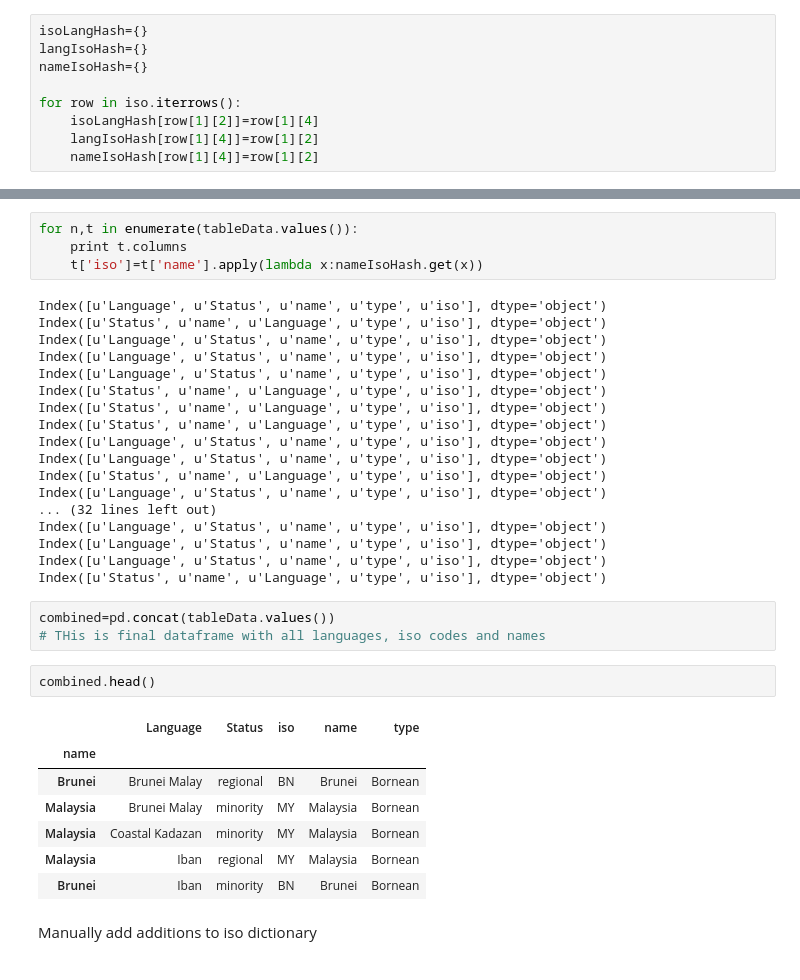
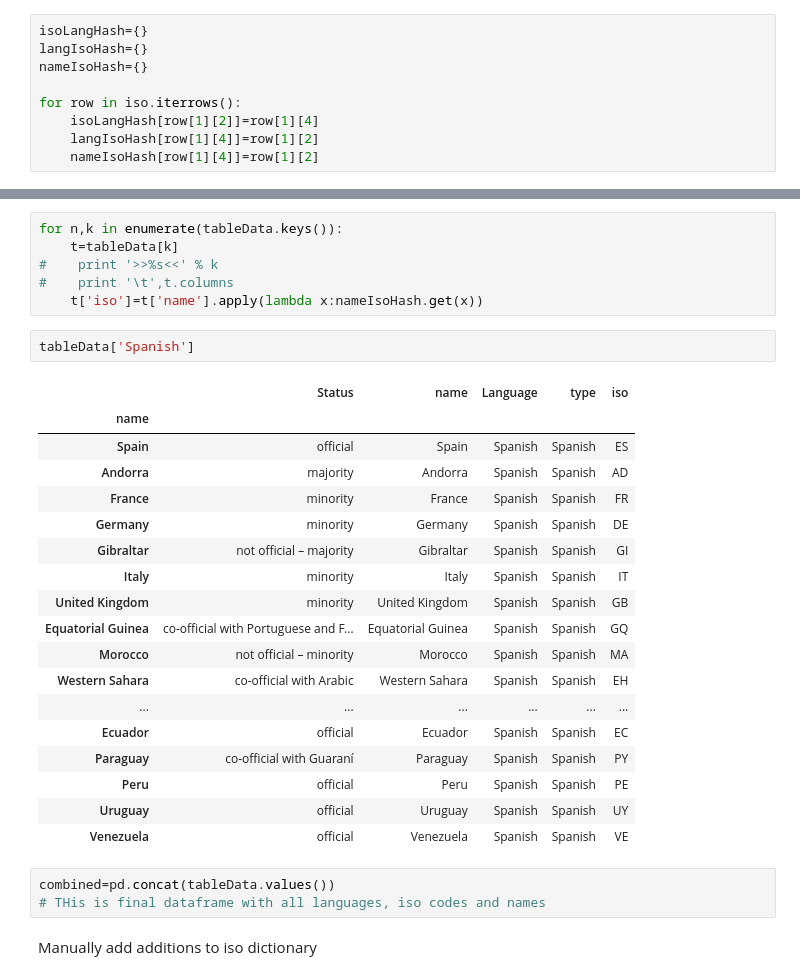
Before and after one commit to alexrutherford/geolocation, a Jupyter notebook: extract_country_language.ipynb, the cells around one changed output, grey strips where cells are left out. Cells and saved outputs as stored; diff of their text form.

```diff
--- a/extract_country_language.ipynb
+++ b/extract_country_language.ipynb
@@ -291,38 +290,33 @@ v.head()
 # %%
-for n,t in enumerate(tableData.values()):
-    print t.columns
+for n,k in enumerate(tableData.keys()):
+    t=tableData[k]
+#    print '>>%s<<' % k
+#    print '\t',t.columns
     t['iso']=t['name'].apply(lambda x:nameIsoHash.get(x))
-# %% [output]
-Index([u'Language', u'Status', u'name', u'type', u'iso'], dtype='object')
-Index([u'Status', u'name', u'Language', u'type', u'iso'], dtype='object')
-Index([u'Language', u'Status', u'name', u'type', u'iso'], dtype='object')
-Index([u'Language', u'Status', u'name', u'type', u'iso'], dtype='object')
-Index([u'Language', u'Status', u'name', u'type', u'iso'], dtype='object')
-Index([u'Status', u'name', u'Language', u'type', u'iso'], dtype='object')
-Index([u'Status', u'name', u'Language', u'type', u'iso'], dtype='object')
-Index([u'Status', u'name', u'Language', u'type', u'iso'], dtype='object')
-Index([u'Language', u'Status', u'name', u'type', u'iso'], dtype='object')
-Index([u'Language', u'Status', u'name', u'type', u'iso'], dtype='object')
-Index([u'Status', u'name', u'Language', u'type', u'iso'], dtype='object')
-Index([u'Language', u'Status', u'name', u'type', u'iso'], dtype='object')
-... (32 lines left out)
-Index([u'Language', u'Status', u'name', u'type', u'iso'], dtype='object')
-Index([u'Language', u'Status', u'name', u'type', u'iso'], dtype='object')
-Index([u'Language', u'Status', u'name', u'type', u'iso'], dtype='object')
-Index([u'Status', u'name', u'Language', u'type', u'iso'], dtype='object')
+# %%
+tableData['Spanish']
+# %% [output]
+|  | Status | name | Language | type | iso |
+| name |  |  |  |  |  |
+| Spain | official | Spain | Spanish | Spanish | ES |
+| Andorra | majority | Andorra | Spanish | Spanish | AD |
+| France | minority | France | Spanish | Spanish | FR |
+| Germany | minority | Germany | Spanish | Spanish | DE |
+| Gibraltar | not official – majority | Gibraltar | Spanish | Spanish | GI |
+| Italy | minority | Italy | Spanish | Spanish | IT |
+| United Kingdom | minority | United Kingdom | Spanish | Spanish | GB |
+| Equatorial Guinea | co-official with Portuguese and F... | Equatorial Guinea | Spanish | Spanish | GQ |
+| Morocco | not official – minority | Morocco | Spanish | Spanish | MA |
+| Western Sahara | co-official with Arabic | Western Sahara | Spanish | Spanish | EH |
+| ... | ... | ... | ... | ... | ... |
+| Ecuador | official | Ecuador | Spanish | Spanish | EC |
+| Paraguay | co-official with Guaraní | Paraguay | Spanish | Spanish | PY |
+| Peru | official | Peru | Spanish | Spanish | PE |
+| Uruguay | official | Uruguay | Spanish | Spanish | UY |
+| Venezuela | official | Venezuela | Spanish | Spanish | VE |
 # %%
 combined=pd.concat(tableData.values())
 # THis is final dataframe with all languages, iso codes and names
-# %%
-combined.head()
-# %% [output]
-|  | Language | Status | iso | name | type |
-| name |  |  |  |  |  |
-| Brunei | Brunei Malay | regional | BN | Brunei | Bornean |
-| Malaysia | Brunei Malay | minority | MY | Malaysia | Bornean |
-| Malaysia | Coastal Kadazan | minority | MY | Malaysia | Bornean |
-| Malaysia | Iban | regional | MY | Malaysia | Bornean |
-| Brunei | Iban | minority | BN | Brunei | Bornean |
 # %% [markdown]
 Manually add additions to iso dictionary
 # %%
```
Also changed, not shown: parts of 24 cells of this notebook, 2 other files.
